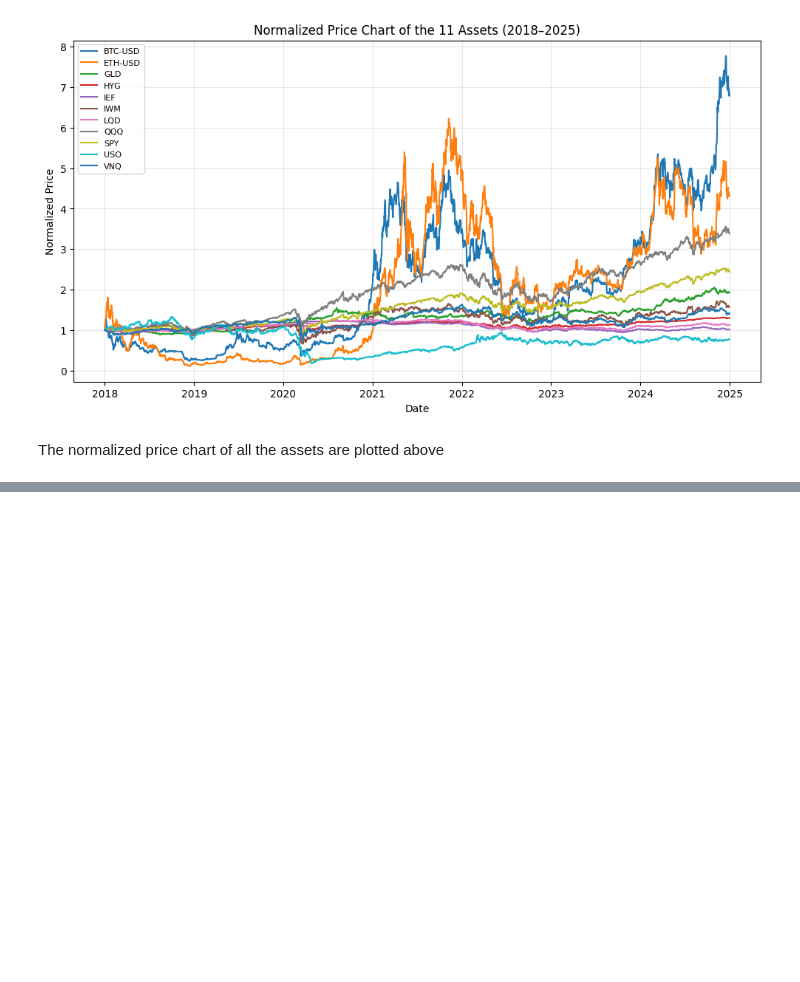
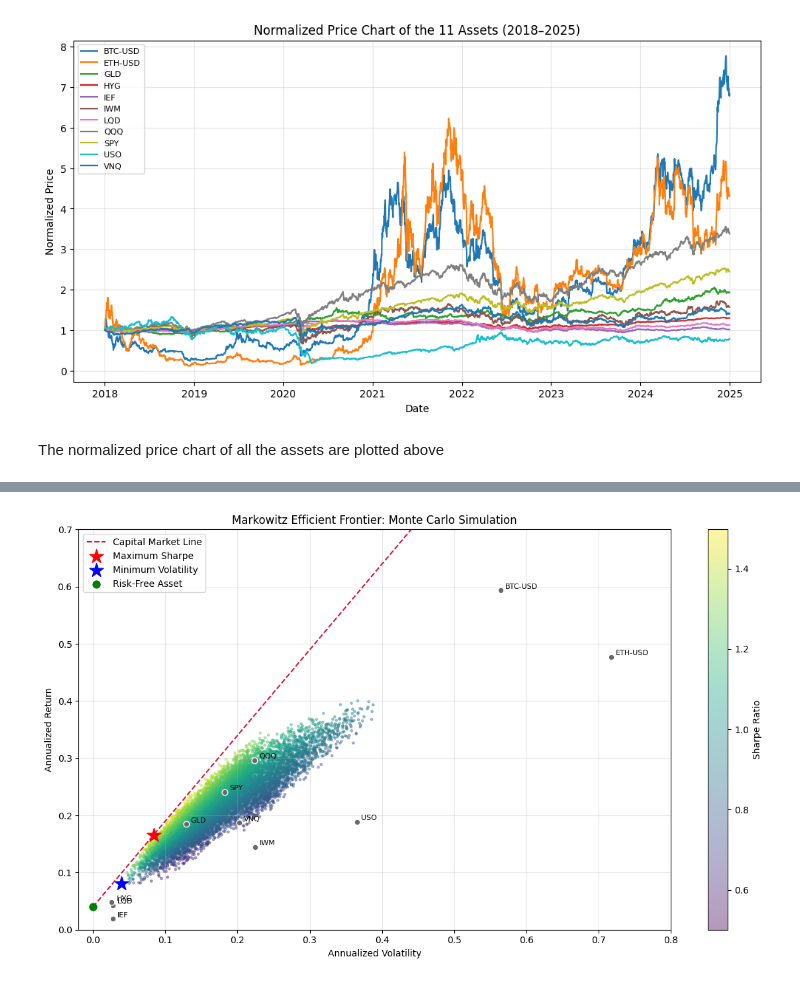
Before and after one commit to rain9190/markowitz_portfolio_optimization, a Jupyter notebook: MPT.ipynb, the cells around one changed output, grey strips where cells are left out. Drawn from its saved outputs; the diff is of its cells as text; code cells hidden in the pictures; blank space fills up the shorter version.

```diff
--- a/MPT.ipynb
+++ b/MPT.ipynb
@@ -170,0 +197,16 @@ for asset in assets:
+# %%
+# the ML directional signal is used to tilt the historical mean anchor
+# tilt strength controls how strongly the forward-looking signal adjusts the anchor
+tilt_strength = 0.20
+
+for asset in model_signals:
+    anchor = expected_returns[asset]                 # historical mean (annualized)
+    signal = model_signals[asset]                    # directional lean in [-1, +1]
+    # forward-looking expected return: anchor tilted by the model's directional conviction
+    expected_returns[asset] = anchor + tilt_strength * signal * abs(anchor)
+
+# converts expected returns to pandas series
+expected_returns = pd.Series(expected_returns).dropna()
+
+print("\nForward-Looking Expected Annualized Returns (2018-2025):\n")
+print(expected_returns.round(4))
@@ -427,0 +322,41 @@ Annualized Return(%): 20.47%
+# %%
+# best portfolios found by the monte carlo simulation
+mc_sharpe_idx = np.argmax(results[2])              # highest sharpe portfolio
+mc_minvol_idx = np.argmin(results[1])              # lowest volatility portfolio
+
+ms_ret, ms_vol = results[0, mc_sharpe_idx], results[1, mc_sharpe_idx]
+mv_ret, mv_vol = results[0, mc_minvol_idx], results[1, mc_minvol_idx]
+
+plt.figure(figsize=(12, 7))
+
+# monte carlo cloud colored by sharpe ratio
+plt.scatter(results[1], results[0], c=results[2], cmap="viridis", s=6, alpha=0.4)
+plt.colorbar(label="Sharpe Ratio")
+
+# individual assets
+asset_vols = np.sqrt(np.diag(cov))
+plt.scatter(asset_vols, mu, marker="o", color="dimgray", s=40, edgecolors="white", zorder=4)
+for i, name in enumerate(expected_returns.index):
+    plt.annotate(name, (asset_vols[i], mu[i]), fontsize=8, xytext=(5, 2), textcoords="offset points")
+
+# capital market line (risk-free through best monte carlo sharpe portfolio)
+cml_x = np.linspace(0, 0.45, 50)
+cml_y = risk_free + (ms_ret - risk_free) / ms_vol * cml_x
+plt.plot(cml_x, cml_y, color="crimson", linestyle="--", linewidth=1.5, label="Capital Market Line")
+
+# best monte carlo portfolios
+plt.scatter(ms_vol, ms_ret, marker="*", color="red", s=250, label="Maximum Sharpe")
+plt.scatter(mv_vol, mv_ret, marker="*", color="blue", s=250, label="Minimum Volatility")
+plt.scatter(0, risk_free, marker=".", color="green", s=250, zorder=5, label="Risk-Free Asset")
+
+plt.xlim(-0.02, 0.8)
+plt.ylim(0, 0.7)
+plt.xlabel("Annualized Volatility")
+plt.ylabel("Annualized Return")
+plt.title("Markowitz Efficient Frontier: Monte Carlo Simulation")
+plt.legend(loc="upper left", frameon=True)
+plt.grid(alpha=0.3)
+plt.tight_layout()
+plt.show()
+# %% [output]
+[figure, added]
```
Also changed, not shown: parts of 32 cells of this notebook.
